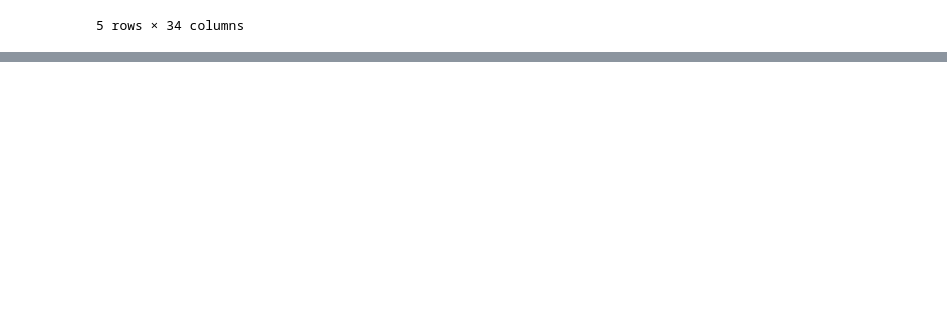
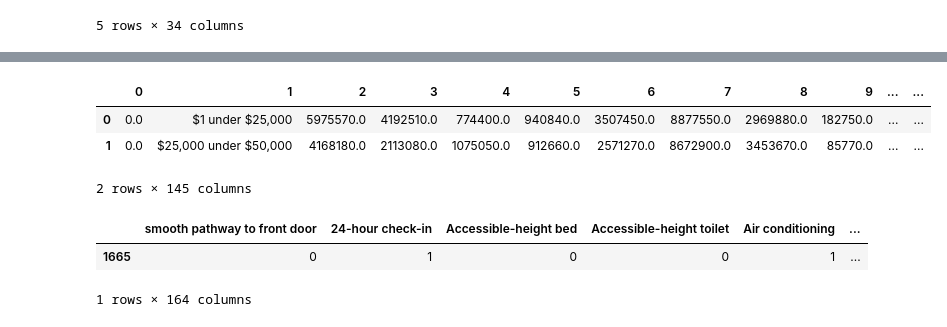
Before and after one commit to ReginaMayhem/Airbnb-Price-Analysis, a Jupyter notebook: Airbnb_Review_Exploration.ipynb, the cells around one changed output, grey strips where cells are left out. Saved outputs shown, nothing was run; the diff lists cells and outputs as text; code cells hidden in the pictures; blank space fills up the shorter version.

```diff
--- a/Airbnb_Review_Exploration.ipynb
+++ b/Airbnb_Review_Exploration.ipynb
@@ -159,0 +196,13 @@ Index(['id', 'log_price', 'property_type', 'amenities', 'accommodates',
+# %%
+#Use standard library glob to read all relevant files using regular expression
+gbpath = []
+gbpath = glob.glob("16*.xls")
+
+irs = pd.concat([pd.read_excel(f,header=None) for f in gbpath])
+# %%
+irs.head(2)
+# %% [output]
+|  | 0 | 1 | 2 | 3 | 4 | 5 | 6 | 7 | 8 | 9 | ... | ... |
+| 0 | 0.0 | $1 under $25,000 | 5975570.0 | 4192510.0 | 774400.0 | 940840.0 | 3507450.0 | 8877550.0 | 2969880.0 | 182750.0 | ... | ... |
+| 1 | 0.0 | $25,000 under $50,000 | 4168180.0 | 2113080.0 | 1075050.0 | 912660.0 | 2571270.0 | 8672900.0 | 3453670.0 | 85770.0 | ... | ... |
+2 rows × 145 columns
@@ -159,0 +237,11 @@ Index(['id', 'log_price', 'property_type', 'amenities', 'accommodates',
+# %%
+#These rows (14) have invalid values for zipcode. Replace with valid records
+InvalidRows = [8340381,5755232,18915873,19007785,17779879,10565104,19086890,16810190,19927120,17515059,10104806,9058111,13079560,6763587]
+VRows = [20007,10003,95202,11103,11385,91606,11249,91001,90039,20001,10023,90034,60660,90036]
+for iv,v in zip(InvalidRows,VRows):
+    df.loc[df["id"] == iv,['zipcode']] = v
+df[df.id == 5755232]
+# %% [output]
+|  | smooth pathway to front door | 24-hour check-in | Accessible-height bed | Accessible-height toilet | Air conditioning | ... |
+| 1665 | 0 | 1 | 0 | 0 | 1 | ... |
+1 rows × 164 columns
```
Also changed, not shown: parts of 21 cells of this notebook.
